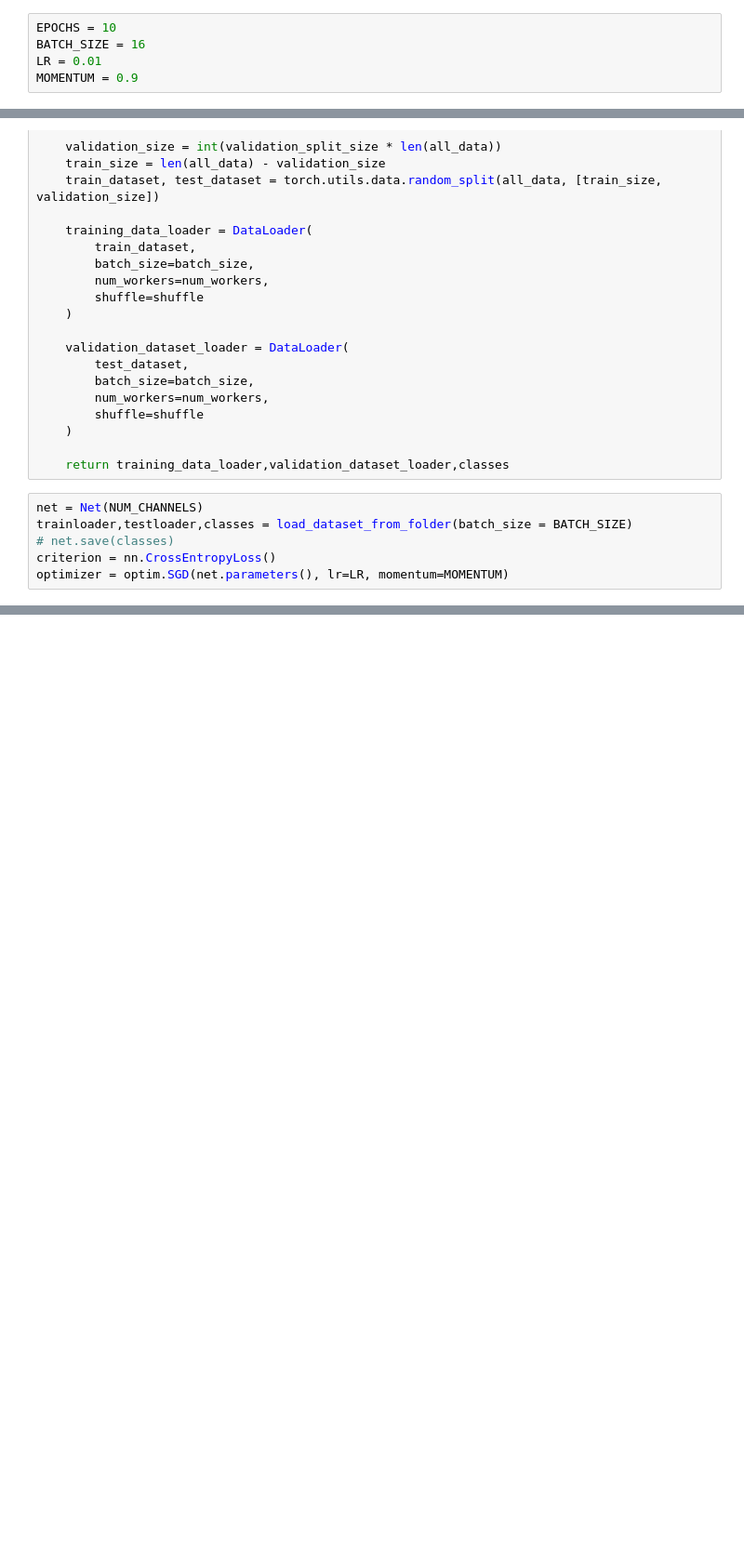
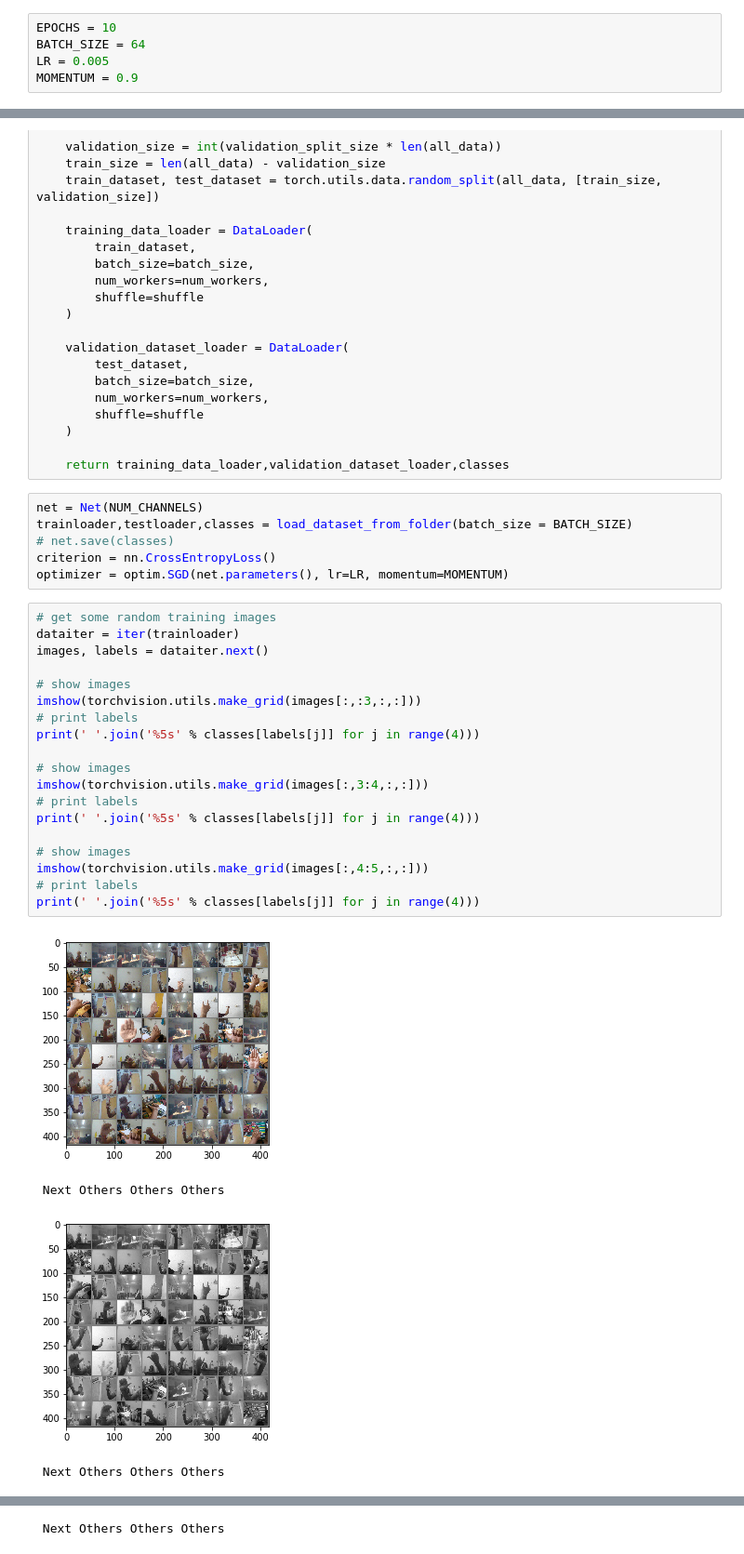
Before and after one commit to ankurshaswat/COL780, a Jupyter notebook: A4/code/Submission.ipynb, the cells around one changed output, grey strips where cells are left out. Shown at 93% size. Drawn from its saved outputs; the diff is of its cells as text; blank space fills up the shorter version.

```diff
--- a/A4/code/Submission.ipynb
+++ b/A4/code/Submission.ipynb
@@ -14,7 +15,7 @@ from utils import TRANSFORM,NUM_CHANNELS
 # %%
 EPOCHS = 10
-BATCH_SIZE = 16
-LR = 0.01
+BATCH_SIZE = 64
+LR = 0.005
 MOMENTUM = 0.9
 # %%
 def load_dataset_from_folder(all_data_path = '../data/Generic',validation_split_size= 0.1,batch_size = 16, num_workers = 2,shuffle = True):
@@ -50,3 +51,27 @@ trainloader,testloader,classes = load_dataset_from_folder(batch_size = BATCH_SIZ
 # net.save(classes)
 criterion = nn.CrossEntropyLoss()
 optimizer = optim.SGD(net.parameters(), lr=LR, momentum=MOMENTUM)
+# %%
+# get some random training images
+dataiter = iter(trainloader)
+images, labels = dataiter.next()
+
+# show images
+imshow(torchvision.utils.make_grid(images[:,:3,:,:]))
+# print labels
+print(' '.join('%5s' % classes[labels[j]] for j in range(4)))
+
+# show images
+imshow(torchvision.utils.make_grid(images[:,3:4,:,:]))
+# print labels
+print(' '.join('%5s' % classes[labels[j]] for j in range(4)))
+
+# show images
+imshow(torchvision.utils.make_grid(images[:,4:5,:,:]))
+# print labels
+print(' '.join('%5s' % classes[labels[j]] for j in range(4)))
+# %% [output]
+[figure, added]
+ Next Others Others Others
+[figure, added]
+ Next Others Others Others
@@ -53,3 +79,4 @@ optimizer = optim.SGD(net.parameters(), lr=LR, momentum=MOMENTUM)
+ Next Others Others Others
 # %%
 for epoch in range(EPOCHS):
 
```
Also changed, not shown: parts of 4 cells of this notebook, 3 other files.
